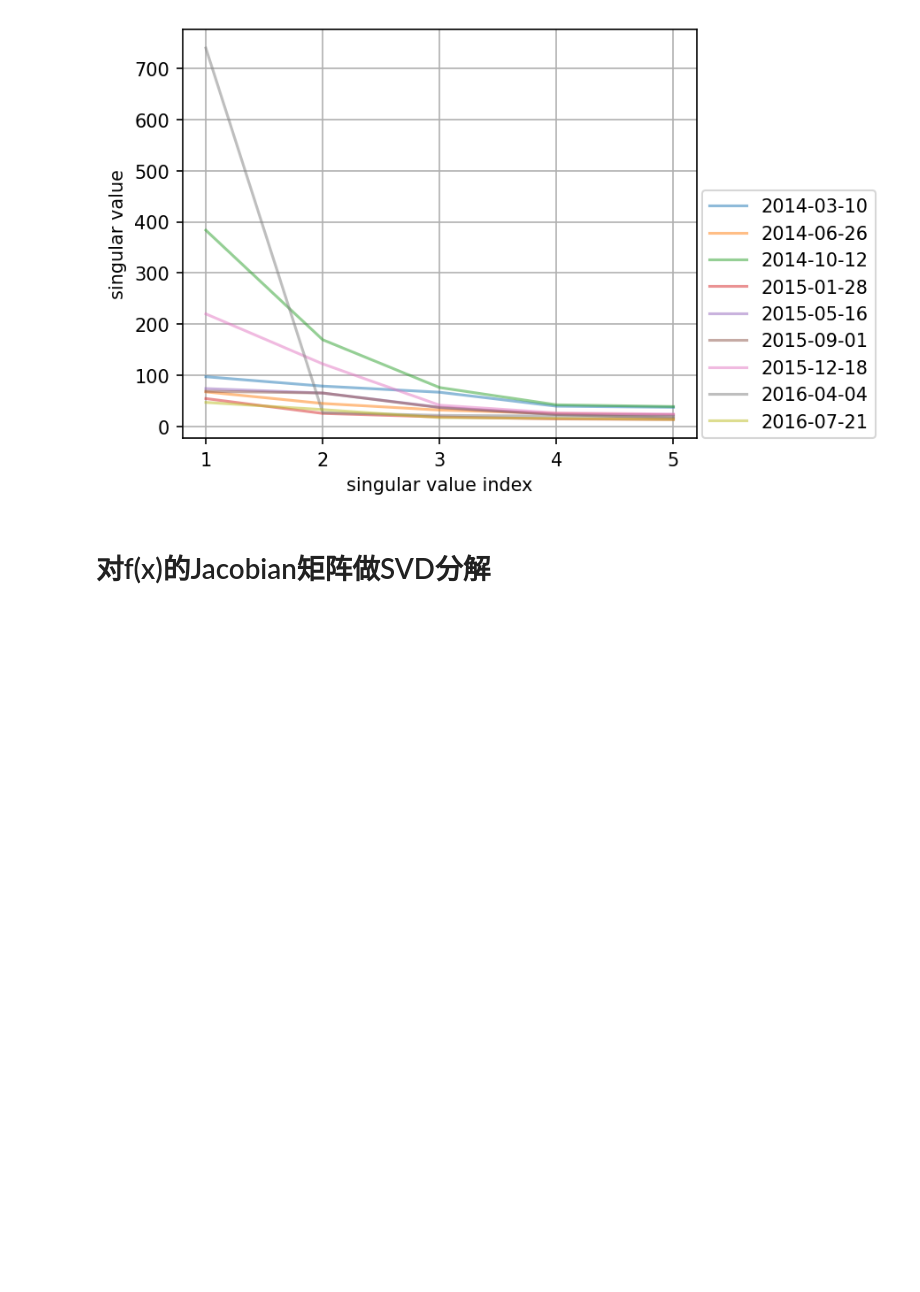
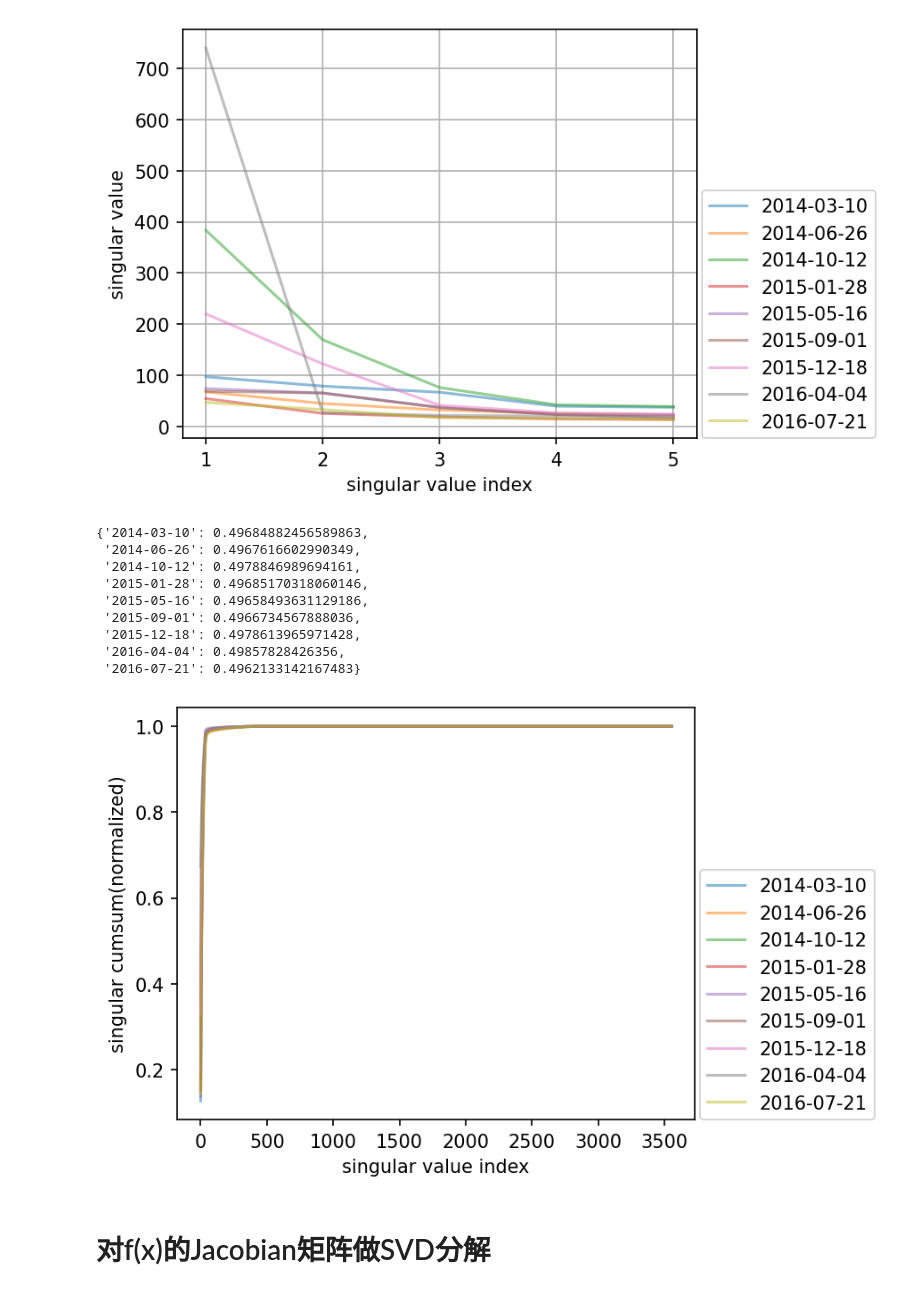
Before and after one commit to Matthew-ymz/Time-series-forecasting-for-causal-emergence, a Jupyter notebook: postprocessing/jacobian_svd.ipynb, the cells around one changed output. Drawn from its saved outputs; the diff is of its cells as text; code cells hidden in the pictures; blank space fills up the shorter version.

```diff
--- a/postprocessing/jacobian_svd.ipynb
+++ b/postprocessing/jacobian_svd.ipynb
@@ -52,40 +52,61 @@ plot_singular(test_id, seeds = 1, length=12, start=12852, end=13824, interval=10
 # %%
 from scipy.linalg import eig
 def gini(jac_mean):
     return np.cumsum(jac_mean)[-1] / len(jac_mean) - 0.5
-def plot_singular_cum(test_id_first, seeds = 1, length=1, window=5, sigmas=True):
-    jacs = {i:[] for i in range(852, 960, 12)}
+def plot_singular_cum(test_id_first, seeds = 1, length=1, window=5, start=1, end=16435, interval=108, sigmas=True, figure_show=False):
+    start_date = pd.to_datetime("1979/01/01", format="%Y/%m/%d")
+    jacs = {i:[] for i in range(start, end, interval)}
     for expid in range(seeds):
         test_id = test_id_first + str(expid)
-        for i in range(852, 960, 12):
+        for i in range(start, end, interval):
             str_i = f'{i:04d}'
             mat = np.load(f'../results/jacobian/{test_id}/jac_{str_i}.npy').reshape(length*37, -1).astype(float)
             mat = mat.T @ mat
             if sigmas:
                 L = np.load(f'../results/cov_L/{test_id}/L_{str_i}.npy')
                 mat = mat.T @ inv(L[0]) @ mat
             u, s, vt = np.linalg.svd(mat)
             #mat = mat.T @ inv(msed) @ mat
 #             eigenvalues, eigenvectors = eig(mat)
             jacs[i].append(s)
-
-    plt.figure(figsize=(5,4),dpi=150)
+    if figure_show:
+        plt.figure(figsize=(5,4),dpi=150)
     gn_dic = {}
-    for i in range(852, 960, 12):
+    for i in range(start, end, interval):
+        time = start_date + pd.Timedelta(days=i)
         jac_arr = np.array(jacs[i])
         jac_mean = np.mean(jac_arr, axis=0)
         jac_mean = np.cumsum(jac_mean)
         jac_mean /= jac_mean[-1]
         gn = gini(jac_mean)
-        gn_dic[str(1941+i//12)] = gn
-        plt.plot(jac_mean[:window], label=str(1941+i//12), alpha=0.5)
+        gn_dic[time.strftime("%Y-%m-%d")] = gn
+        if figure_show:
+            if window=='all':
+                 plt.plot(jac_mean, label=time.strftime("%Y-%m-%d"), alpha=0.5)
+            else:
+                plt.plot(jac_mean[:window], label=time.strftime("%Y-%m-%d"), alpha=0.5)
+    if figure_show:
+        plt.xlabel("singular value index")
+        #plt.xticks(range(window), [1+i for i in range(window)])
+        plt.ylabel("singular cumsum(normalized)")
+        # plt.ylim([0.4,1])
+        # plt.xlim([0,50])
+        plt.legend(loc=[1.01,0])
+    return gn_dic
 
-    plt.xlabel("singular value index")
-    #plt.xticks(range(window), [1+i for i in range(window)])
-    plt.ylabel("singular cumsum(normalized)")
-    plt.ylim([0.4,1])
-    plt.xlim([0,50])
-    plt.legend(loc=[1.01,0])
+test_id = 'long_term_forecast_iT_cov_qbo_daily_iTransformer_QBO_ftM_sl96_pl12_dm512_nh8_el4_dl1_df512_fc3_floc0_lam0.0_dtTrue_Exp_'
+plot_singular_cum(test_id, seeds = 1, length=12, start=12852, end=13824, interval=108, window='all', sigmas=False, figure_show=True)
+# %% [output]
+{'2014-03-10': 0.49684882456589863,
+ '2014-06-26': 0.4967616602990349,
+ '2014-10-12': 0.4978846989694161,
+ '2015-01-28': 0.49685170318060146,
+ '2015-05-16': 0.49658493631129186,
+ '2015-09-01': 0.4966734567888036,
+ '2015-12-18': 0.4978613965971428,
+ '2016-04-04': 0.49857828426356,
+ '2016-07-21': 0.4962133142167483}
+[figure, added]
 # %% [markdown]
 # 对f(x)的Jacobian矩阵做SVD分解
 # %%
```
Also changed, not shown: 1 other file.
